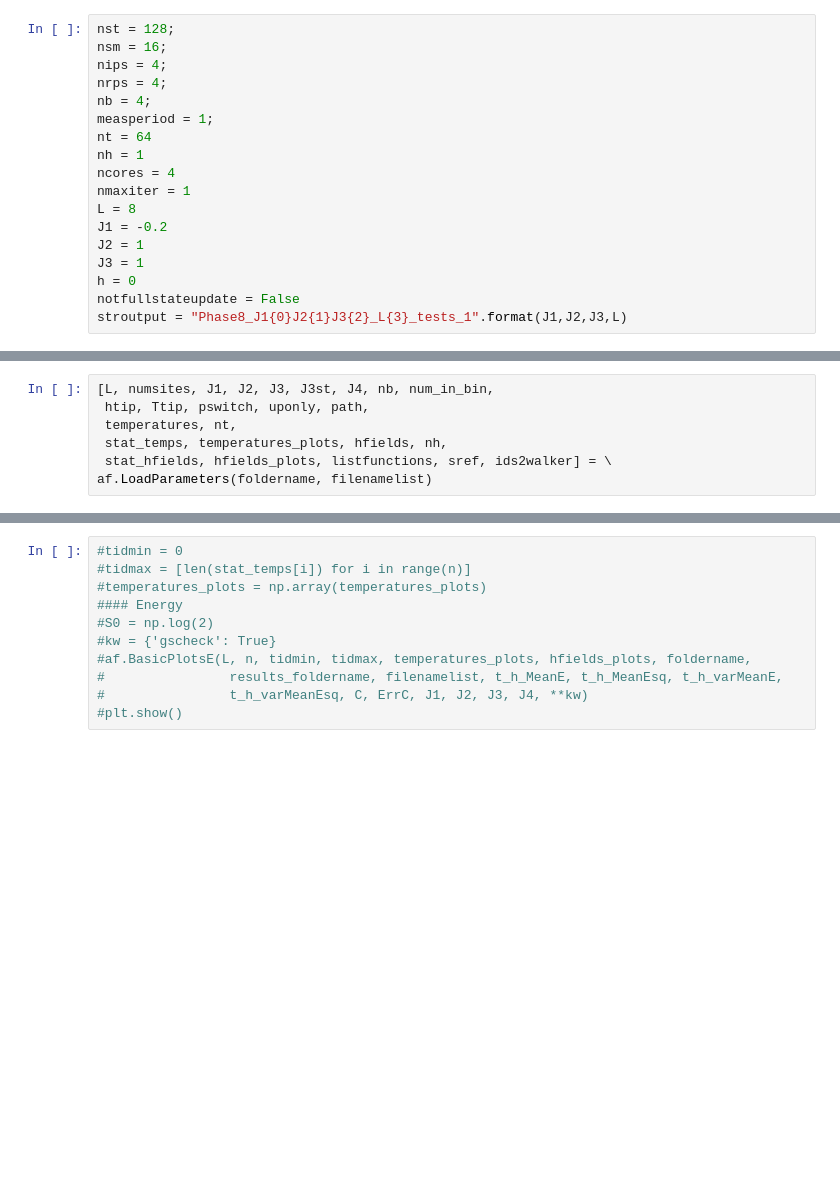
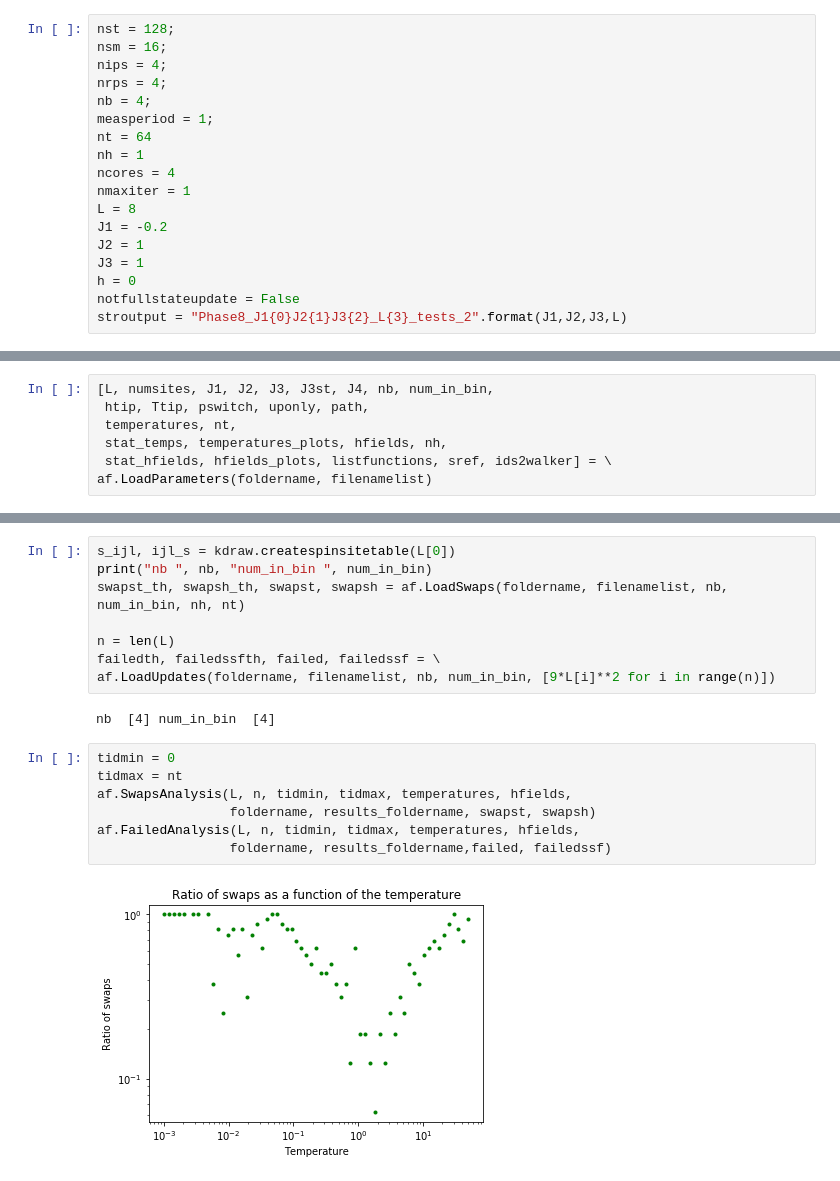
Before and after one commit to jeannecolbois/myopic-dual-worm, a Jupyter notebook: dualworm-kagome/GroundStates/GroundStateGenerator-Phase8.ipynb, the cells around one changed output, grey strips where cells are left out. Cells and saved outputs as stored; diff of their text form; blank space fills up the shorter version.

```diff
--- a/dualworm-kagome/GroundStates/GroundStateGenerator-Phase8.ipynb
+++ b/dualworm-kagome/GroundStates/GroundStateGenerator-Phase8.ipynb
@@ -40,7 +40,7 @@ J2 = 1
 J3 = 1
 h = 0
 notfullstateupdate = False
-stroutput = "Phase8_J1{0}J2{1}J3{2}_L{3}_tests_1".format(J1,J2,J3,L)
+stroutput = "Phase8_J1{0}J2{1}J3{2}_L{3}_tests_2".format(J1,J2,J3,L)
 # %%
 def genArgs():
     parser = argparse.ArgumentParser()
@@ -200,11 +223,19 @@ print((2/3 * J1[0] - (2/3) * J2[0] - J3[0]))
-# %%
-#tidmin = 0
-#tidmax = [len(stat_temps[i]) for i in range(n)]
-#temperatures_plots = np.array(temperatures_plots)
-#### Energy
-#S0 = np.log(2)
-#kw = {'gscheck': True}
-#af.BasicPlotsE(L, n, tidmin, tidmax, temperatures_plots, hfields_plots, foldername,
-#                results_foldername, filenamelist, t_h_MeanE, t_h_MeanEsq, t_h_varMeanE,
-#                t_h_varMeanEsq, C, ErrC, J1, J2, J3, J4, **kw)
-#plt.show()
+# %%
+s_ijl, ijl_s = kdraw.createspinsitetable(L[0])
+print("nb ", nb, "num_in_bin ", num_in_bin)
+swapst_th, swapsh_th, swapst, swapsh = af.LoadSwaps(foldername, filenamelist, nb, num_in_bin, nh, nt)
+
+n = len(L)
+failedth, failedssfth, failed, failedssf = \
+af.LoadUpdates(foldername, filenamelist, nb, num_in_bin, [9*L[i]**2 for i in range(n)])
+# %% [output]
+nb  [4] num_in_bin  [4]
+# %%
+tidmin = 0
+tidmax = nt
+af.SwapsAnalysis(L, n, tidmin, tidmax, temperatures, hfields,
+                 foldername, results_foldername, swapst, swapsh)
+af.FailedAnalysis(L, n, tidmin, tidmax, temperatures, hfields,
+                 foldername, results_foldername,failed, failedssf)
+# %% [output]
+[figure, added]
```
Also changed, not shown: parts of 6 cells of this notebook, 1 other file.
